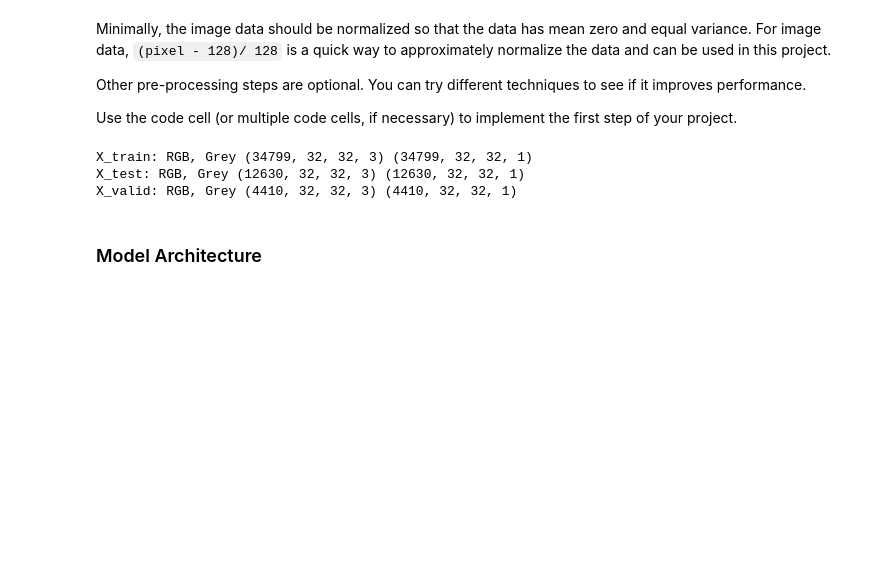
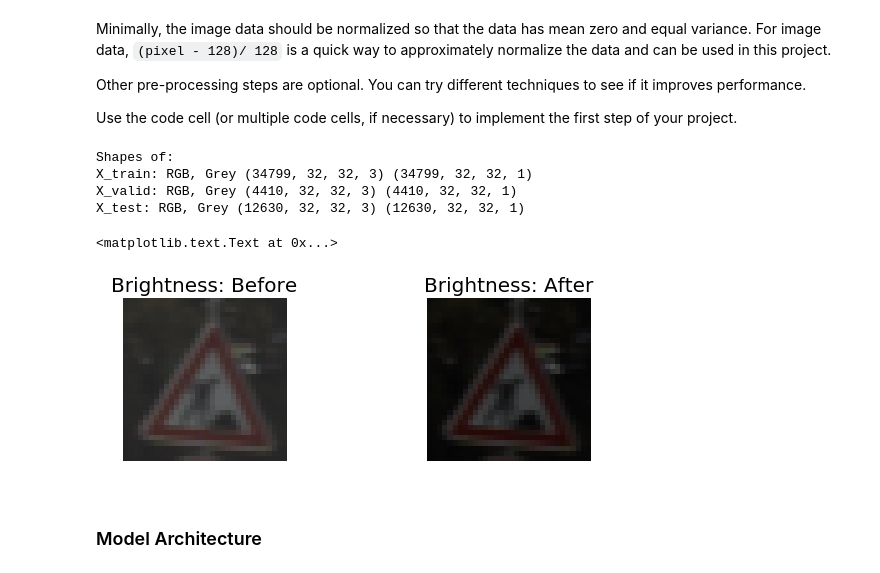
Before and after one commit to ssssundar/Traffic_Sign_Classifier, a Jupyter notebook: Traffic_Sign_Classifier.ipynb, the cells around one changed output. Drawn from its saved outputs; the diff is of its cells as text; code cells hidden in the pictures; blank space fills up the shorter version.

```diff
--- a/Traffic_Sign_Classifier.ipynb
+++ b/Traffic_Sign_Classifier.ipynb
@@ -238,17 +268,23 @@ X_test_grey = np.sum(X_test/3, axis=3, keepdims=True)
 X_valid_orig = X_valid
 X_valid_grey = np.sum(X_valid/3, axis=3, keepdims=True)
 
+print("Shapes of:")
 print('X_train: RGB, Grey', X_train_orig.shape, X_train_grey.shape)
+print('X_valid: RGB, Grey', X_valid_orig.shape, X_valid_grey.shape)
 print('X_test: RGB, Grey', X_test_orig.shape, X_test_grey.shape)
-print('X_valid: RGB, Grey', X_valid_orig.shape, X_valid_grey.shape)
 
+# Note:
+# Experimented with converting the images to grey scale and
+# it didn't really make a big differene in validation accuracy
+# Commenting out the following 3 lines.
 #X_train = X_train_grey
 #X_test = X_test_grey
 #X_valid = X_valid_grey
 # %% [output]
+Shapes of:
 X_train: RGB, Grey (34799, 32, 32, 3) (34799, 32, 32, 1)
+X_valid: RGB, Grey (4410, 32, 32, 3) (4410, 32, 32, 1)
 X_test: RGB, Grey (12630, 32, 32, 3) (12630, 32, 32, 1)
-X_valid: RGB, Grey (4410, 32, 32, 3) (4410, 32, 32, 1)
 # %%
 ### Preprocess the data here. It is required to normalize the data. Other preprocessing steps could include
 ### converting to grayscale, etc.
@@ -267,5 +303,38 @@ def normalize(image_data):
 X_train = normalize(X_train)
 X_valid = normalize(X_valid)
 X_test = normalize(X_test)
+# %%
+# This function adjusts teh brightness of an image
+# randomly using the tf.image.random_brightness()
+# The brightness is increased or decreased randomly
+# using a range of -max_delta to +max_delta
+
+def random_brightness(image):
+    return tf.image.random_brightness(image, max_delta=50.0, seed=20)
+
+test_image = X_train[34336]
+bright_image = random_brightness(test_image)
+
+img_tf = tf.Variable(bright_image)
+init = tf.global_variables_initializer()
+sess = tf.Session()
+sess.run(init)
+im = sess.run(img_tf)
+
+fig, axs = plt.subplots(1,2, figsize=(10,3))
+axs[0].axis('off')
+axs[0].imshow(test_image.squeeze())
+axs[0].set_title('Brightness: Before', fontsize=20)
+
+axs[1].axis('off')
+axs[1].imshow(im)
+axs[1].set_title('Brightness: After', fontsize=20)
+
+# Note
+# Experimented with using and not using this function.
+# Currently, this function is not being used.
+# %% [output]
+<matplotlib.text.Text at 0x...>
+[figure, added]
 # %%
 # Shuffle the training data
```
Also changed, not shown: parts of 28 cells of this notebook.
